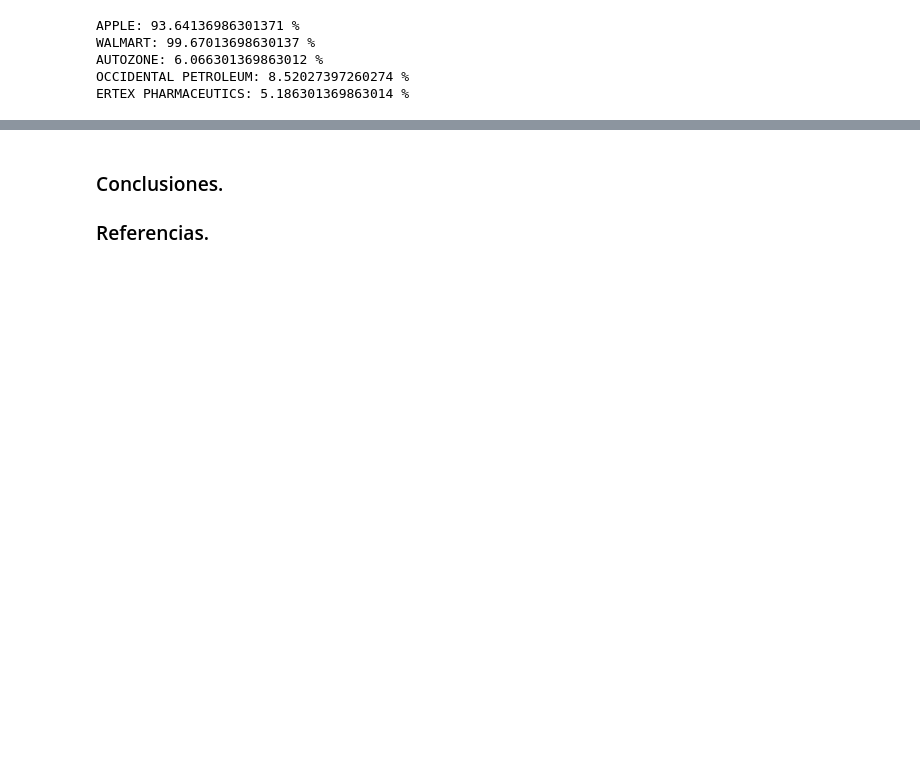
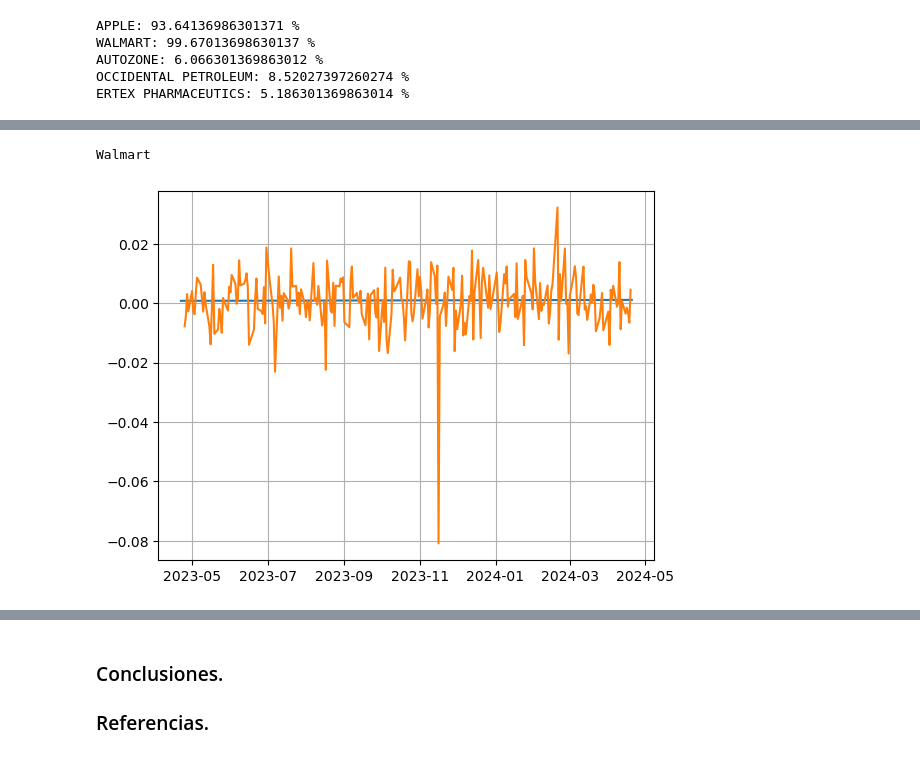
Before and after one commit to NancyWoolrich/Proyecto2-Simulacion, a Jupyter notebook: ProyectoModulo2_RodriguezL_ValenzuelaM_WoolrichN (1).ipynb, the cells around one changed output, grey strips where cells are left out. Saved outputs shown, nothing was run; the diff lists cells and outputs as text; code cells hidden in the pictures; blank space fills up the shorter version.

```diff
--- a/ProyectoModulo2_RodriguezL_ValenzuelaM_WoolrichN (1).ipynb
+++ b/ProyectoModulo2_RodriguezL_ValenzuelaM_WoolrichN (1).ipynb
@@ -449,0 +467,8 @@ ERTEX PHARMACEUTICS: 5.565205479452056 %
+# %%
+print("Walmart")
+plt.plot(mean_wmt)
+plt.plot(R_wmt)
+plt.grid()
+# %% [output]
+Walmart
+[figure, added]
```
Also changed, not shown: parts of 26 cells of this notebook.
